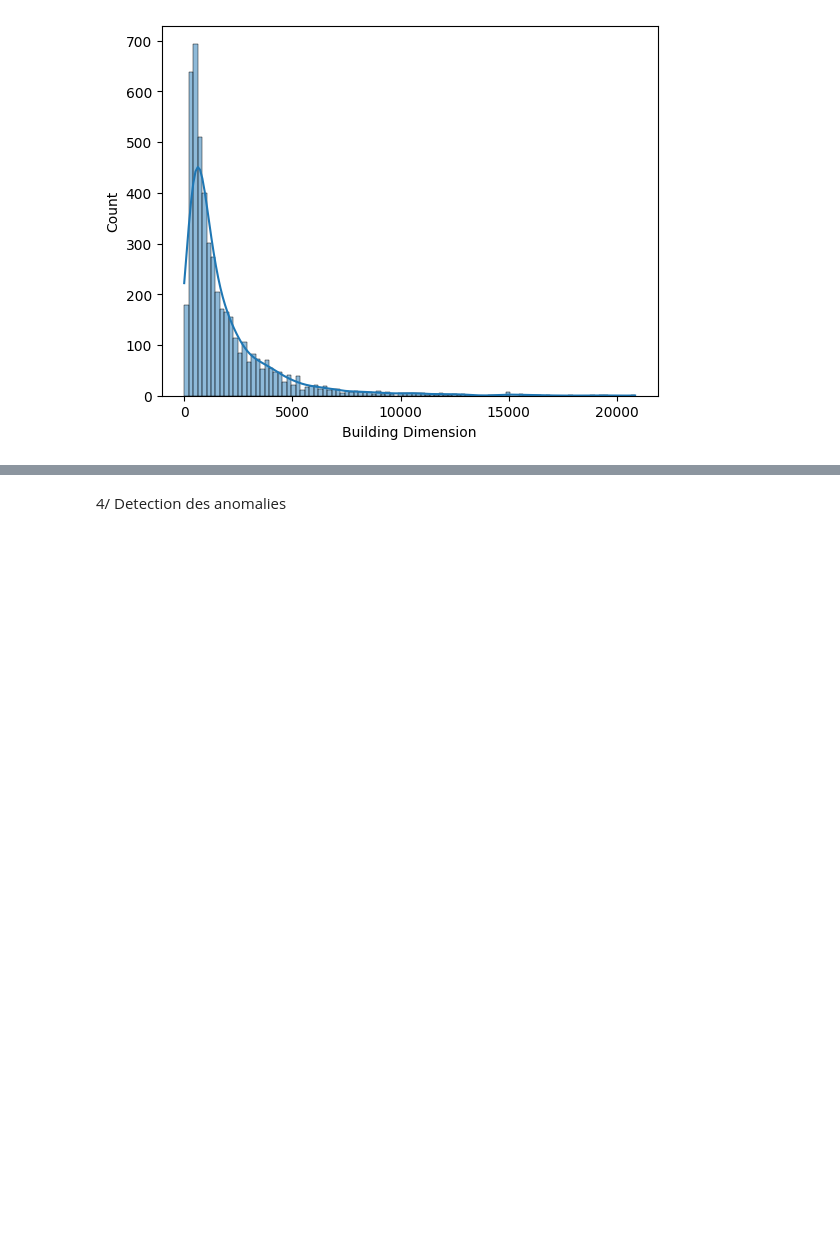
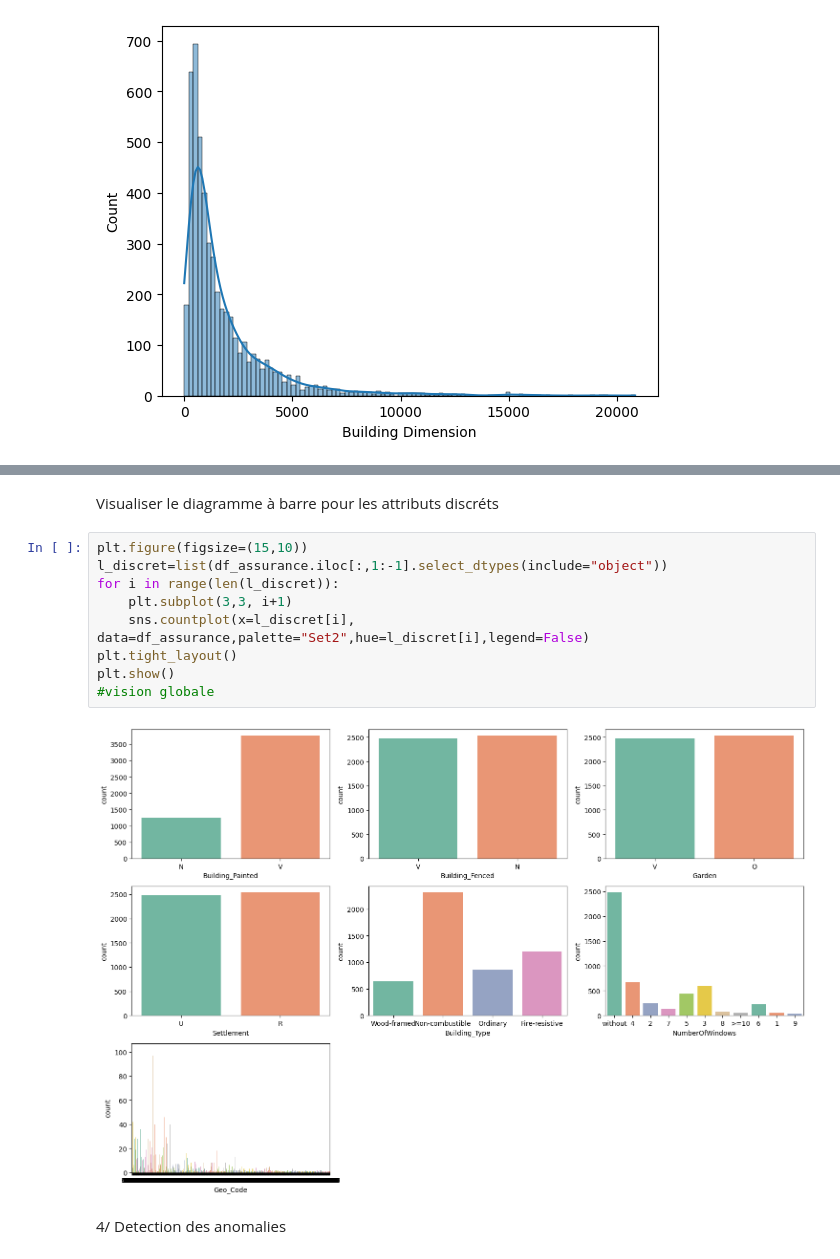
Before and after one commit to Sirine2002/Data_Mining, a Jupyter notebook: Projet_01.ipynb, the cells around one changed output, grey strips where cells are left out. Drawn from its saved outputs; the diff is of its cells as text; blank space fills up the shorter version.

```diff
--- a/Projet_01.ipynb
+++ b/Projet_01.ipynb
@@ -108,2 +128,15 @@ plt.show()
+# %% [markdown]
+Visualiser le diagramme à barre pour les attributs discréts
+# %%
+plt.figure(figsize=(15,10))
+l_discret=list(df_assurance.iloc[:,1:-1].select_dtypes(include="object"))
+for i in range(len(l_discret)):
+    plt.subplot(3,3, i+1)
+    sns.countplot(x=l_discret[i], data=df_assurance,palette="Set2",hue=l_discret[i],legend=False)
+plt.tight_layout()
+plt.show()
+#vision globale
+# %% [output]
+[figure, added]
 # %% [markdown]
 4/ Detection des anomalies
```
Also changed, not shown: parts of 50 cells of this notebook.
